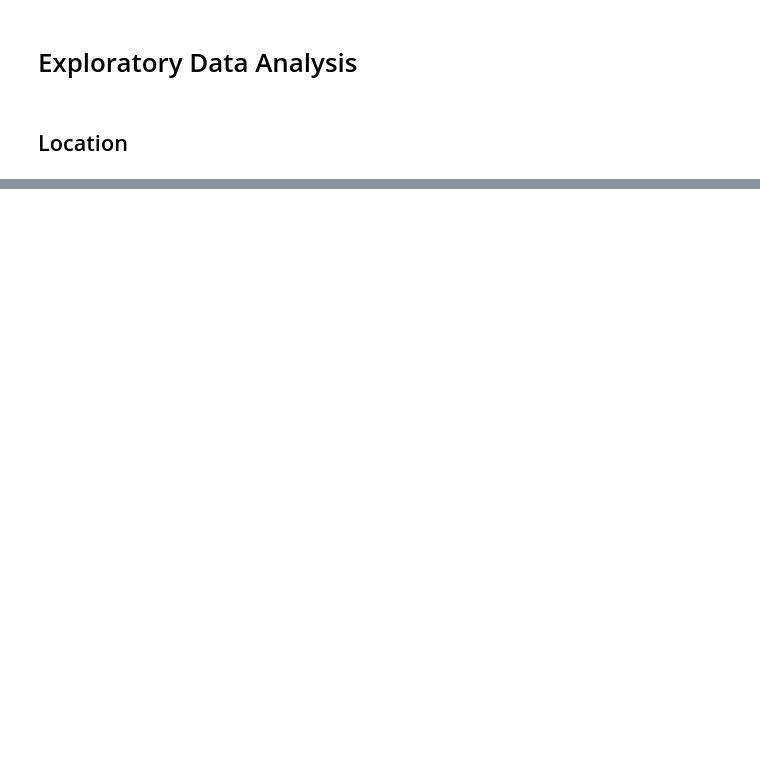
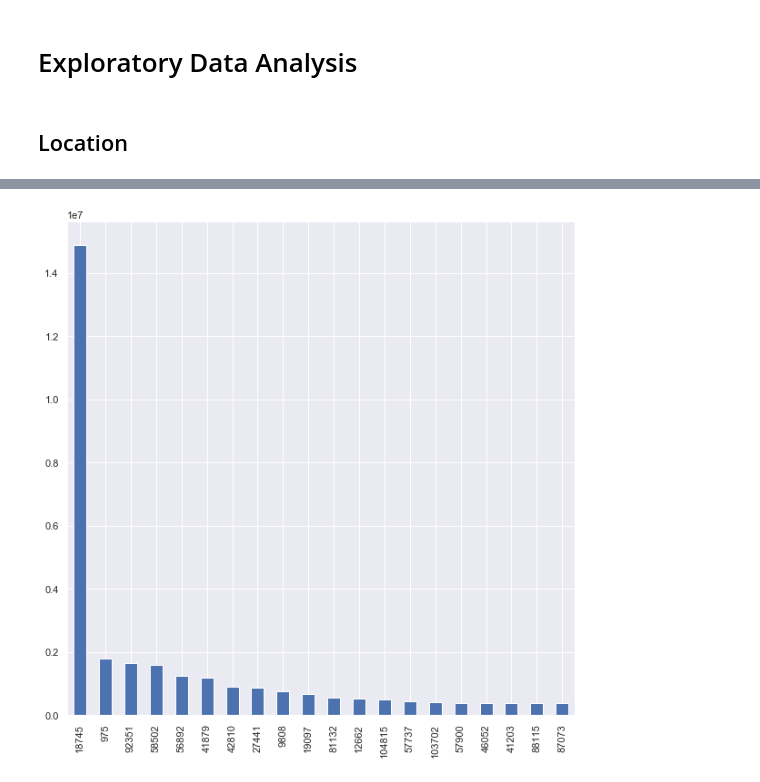
Before and after one commit to arnimpdm/Immoscout-scraper-analysis-and-other-magic, a Jupyter notebook: Analysis and Predicition - Immowelt data.ipynb, the cells around one changed output, grey strips where cells are left out. Cells and saved outputs as stored; diff of their text form; code cells hidden in the pictures; blank space fills up the shorter version.

```diff
--- a/Analysis and Predicition - Immowelt data.ipynb
+++ b/Analysis and Predicition - Immowelt data.ipynb
@@ -275,0 +309,11 @@ df_full['price_per_m²_property'] = df_full['price_per_m²_property'].replace(np
+# %%
+geo = pd.read_csv("DE.tab",sep="\t")
+geo_split = pd.concat([geo.lat,geo.lon,geo.plz.str.split(",",expand=True)],axis=1)
+geo_split_melt = geo_split.melt(id_vars=["lat","lon"],value_name="plz").drop("variable",axis=1)
+geo_split_melt = geo_split_melt.loc[geo_split_melt.plz.isnull()==0]
+geo_split_melt = geo_split_melt.loc[geo_split_melt.plz!=""]
+geo_split_melt.plz = geo_split_melt.plz.astype(int)
+geo_split_melt.plz = geo_split_melt.plz.astype(str)
+geo_split_melt_grouped = geo_split_melt.groupby("plz").agg({"lat":["mean"],"lon":["mean"]}).reset_index()
+geo_split_melt_grouped.columns = geo_split_melt_grouped.columns.get_level_values(0)
+df_full = df_full.merge(geo_split_melt_grouped[["plz","lat","lon"]],left_on="geo_plz",right_on="plz",how="left")
@@ -449,0 +433,5 @@ grouped.head(10)
+# %%
+df_full['price_per_m²_living'].sort_values(ascending=False)[:20].plot(kind="bar")
+plt.show()
+# %% [output]
+[figure, added]
```
Also changed, not shown: parts of 157 cells of this notebook.
